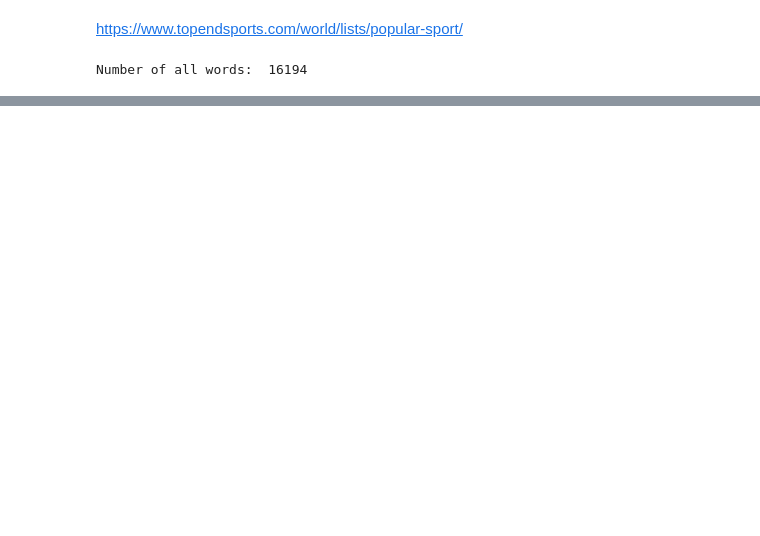
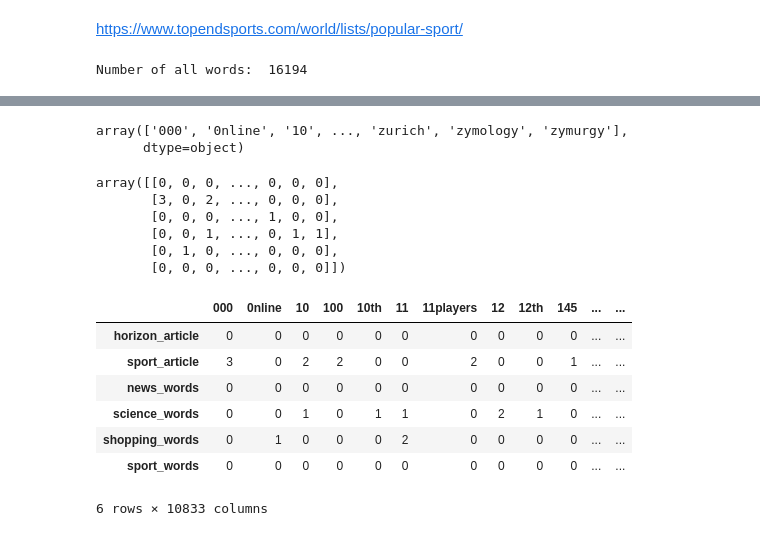
Before and after one commit to Elizav555/Data_Mining, a Jupyter notebook: Distances/Distances.ipynb, the cells around one changed output, grey strips where cells are left out. Saved outputs shown, nothing was run; the diff lists cells and outputs as text; code cells hidden in the pictures; blank space fills up the shorter version.

```diff
--- a/Distances/Distances.ipynb
+++ b/Distances/Distances.ipynb
@@ -72,8 +76,8 @@ def proccess_key_words(file_name ):
 # %%
-news_words = proccess_key_words('news.csv')
-science_words = proccess_key_words('science.csv')
-shopping_words = proccess_key_words('shopping.csv')
-sport_words = proccess_key_words('sport.csv')
+news_words = process_key_words('news.csv')
+science_words = process_key_words('science.csv')
+shopping_words = process_key_words('shopping.csv')
+sport_words = process_key_words('sport.csv')
 # print('News: ',news_words,'\n', len(news_words))
 # print('Science: ',science_words,'\n', len(science_words))
 # print('Shopping: ',shopping_words,'\n', len(shopping_words))
@@ -94,6 +98,7 @@ def parse_from_dictionary(url):
   textTags_dictionary = soup_dictionary.find_all('a',class_='btnpopover')
   whole_text_dictionary = ' '.join(map(lambda it: it.text, textTags_dictionary))
   all_words_dictionary = word_tokenize(whole_text_dictionary)
+  all_words_dictionary = process_whole_text(all_words_dictionary)
   return(set(all_words_dictionary))
 # %% [markdown]
 https://www.niftyword.com/related-words/science/ связанные слова
@@ -162,0 +169,36 @@ Topic:  Sport , Shared:  487 , Total:  5722 , Distance:  0.08511010136315973
+# %%
+data = [" ".join(horizon_article), " ".join(sport_article)," ".join(news_words)," ".join(science_words)," ".join(shopping_words)," ".join(sport_words)]
+count_vectorizer = CountVectorizer()
+vector_matrix = count_vectorizer.fit_transform(data)
+tokens = count_vectorizer.get_feature_names_out()
+tokens
+# %% [output]
+array(['000', '0nline', '10', ..., 'zurich', 'zymology', 'zymurgy'],
+      dtype=object)
+# %%
+vector_matrix_array = vector_matrix.toarray()
+vector_matrix_array
+# %% [output]
+array([[0, 0, 0, ..., 0, 0, 0],
+       [3, 0, 2, ..., 0, 0, 0],
+       [0, 0, 0, ..., 1, 0, 0],
+       [0, 0, 1, ..., 0, 1, 1],
+       [0, 1, 0, ..., 0, 0, 0],
+       [0, 0, 0, ..., 0, 0, 0]])
+# %%
+def create_dataframe(matrix, tokens):
+    doc_names = ["horizon_article","sport_article","news_words","science_words","shopping_words","sport_words"]
+    df = pd.DataFrame(data=matrix, index=doc_names, columns=tokens)
+    return(df)
+
+dataframe = create_dataframe(vector_matrix_array,tokens)
+dataframe
+# %% [output]
+|  | 000 | 0nline | 10 | 100 | 10th | 11 | 11players | 12 | 12th | 145 | ... | ... |
+| horizon_article | 0 | 0 | 0 | 0 | 0 | 0 | 0 | 0 | 0 | 0 | ... | ... |
+| sport_article | 3 | 0 | 2 | 2 | 0 | 0 | 2 | 0 | 0 | 1 | ... | ... |
+| news_words | 0 | 0 | 0 | 0 | 0 | 0 | 0 | 0 | 0 | 0 | ... | ... |
+| science_words | 0 | 0 | 1 | 0 | 1 | 1 | 0 | 2 | 1 | 0 | ... | ... |
+| shopping_words | 0 | 1 | 0 | 0 | 0 | 2 | 0 | 0 | 0 | 0 | ... | ... |
+| sport_words | 0 | 0 | 0 | 0 | 0 | 0 | 0 | 0 | 0 | 0 | ... | ... |
+6 rows × 10833 columns
```
Also changed, not shown: parts of 14 cells of this notebook.
